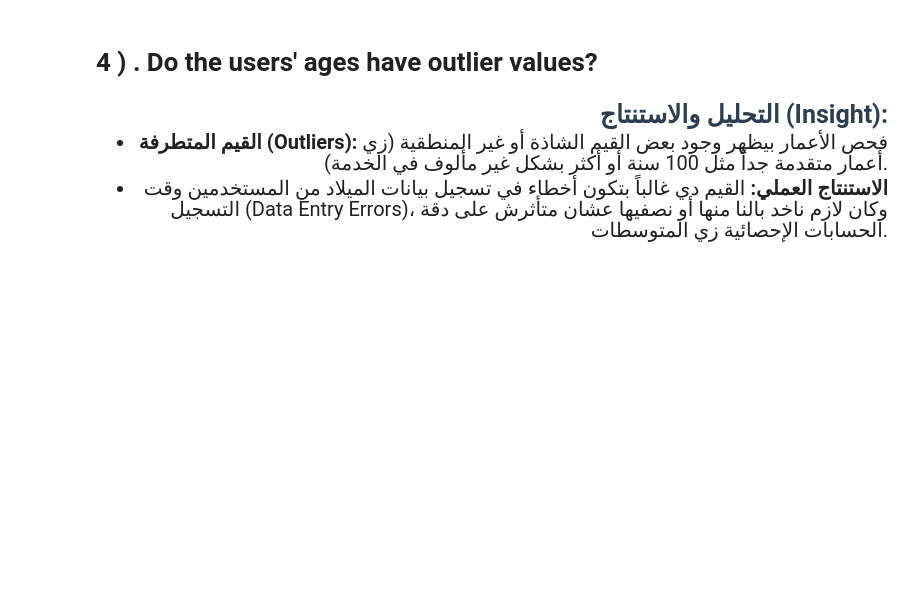
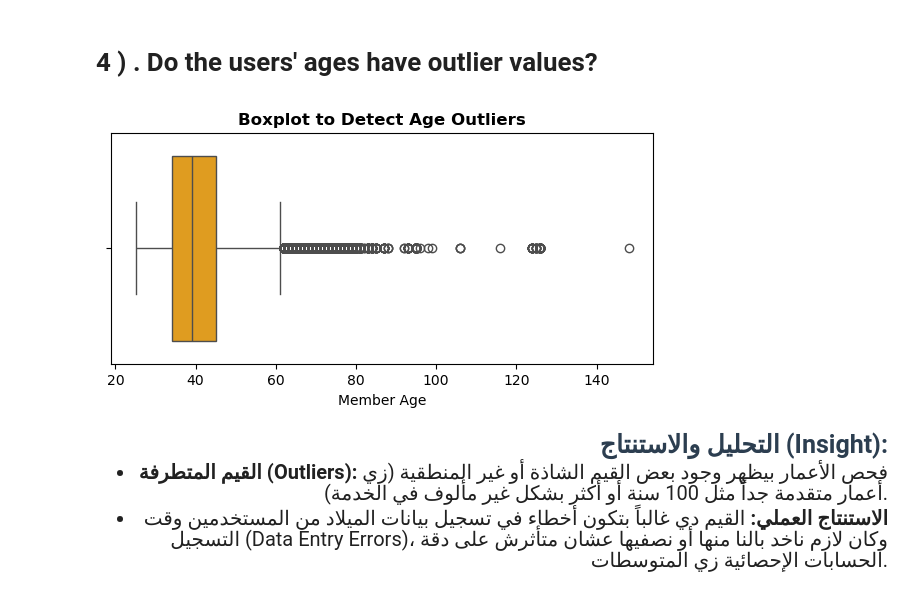
Before and after one commit to MuhamedHussien7/BNS_AIS2_S2_ML, a Jupyter notebook: src/DA/DA-Final Project/datasciece-Final-Project.ipynb, the cells around one changed output. Cells and saved outputs as stored; diff of their text form; code cells hidden in the pictures; blank space fills up the shorter version.

```diff
--- a/src/DA/DA-Final Project/datasciece-Final-Project.ipynb
+++ b/src/DA/DA-Final Project/datasciece-Final-Project.ipynb
@@ -503,6 +533,17 @@ plt.show()
 # %% [markdown]
 
 # <a id="4">  4 ) . Do the users' ages have outlier values?</a>
+# %%
+import matplotlib.pyplot as plt
+import seaborn as sns
+
+plt.figure(figsize=(7, 3), dpi=100)
+sns.boxplot(data=df, x='member_age', color='orange')
+plt.title('Boxplot to Detect Age Outliers', fontsize=12, fontweight='bold')
+plt.xlabel('Member Age', fontsize=10)
+plt.show()
+# %% [output]
+[figure, added]
 # %% [markdown]
 <div dir="rtl" style="text-align: right; font-size: 20px; line-height: 1.8;">
   <b style="font-size: 25px; color: #2c3e50;">التحليل والاستنتاج (Insight):</b>
```
Also changed, not shown: parts of 3 cells of this notebook.
